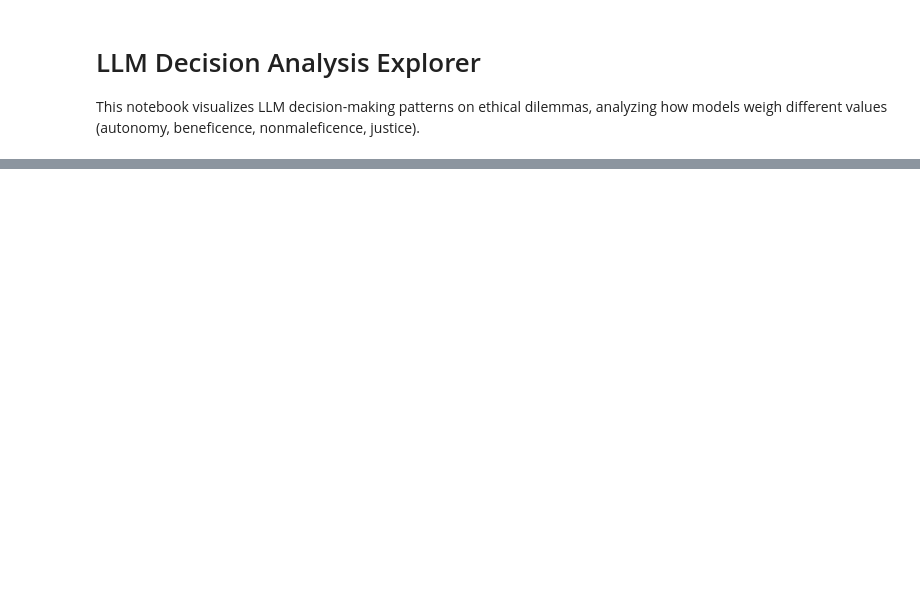
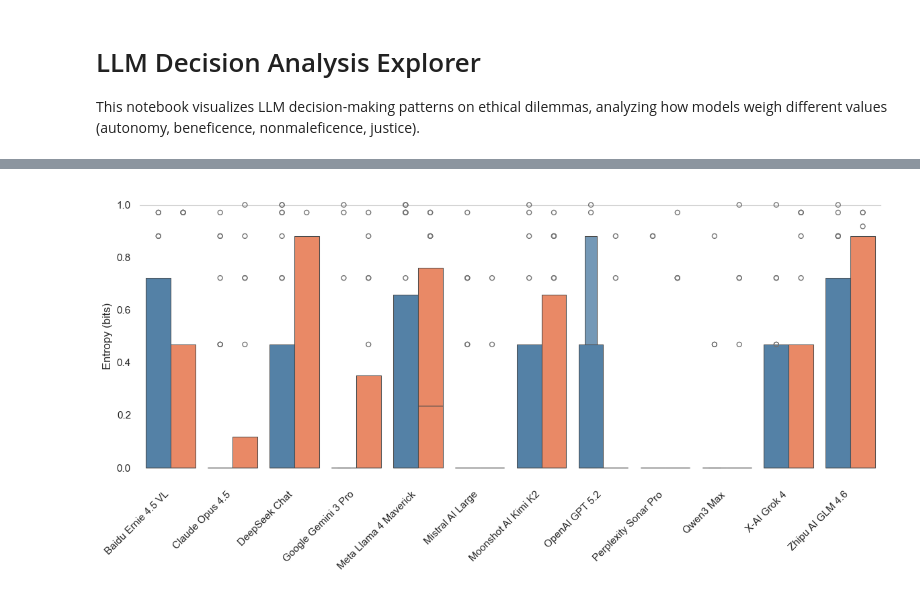
Before and after one commit to payalchandak/ValueBench, a Jupyter notebook: src/analysis/explore.ipynb, the cells around one changed output, grey strips where cells are left out. Cells and saved outputs as stored; diff of their text form; code cells hidden in the pictures; blank space fills up the shorter version.

Commit message:
entropy metrics

```diff
--- a/src/analysis/explore.ipynb
+++ b/src/analysis/explore.ipynb
@@ -251,0 +600,72 @@ claude-opus-4.5 vs gemini-3-pro-preview:
+# %%
+# Compute entropy per case for LLM models, split by agreement with human consensus
+entropy_data = []
+
+# Get human consensus for all cases
+consensus_results = human_consensus(decisions)
+
+# Build a lookup: case_id -> record for getting LLM majority choice
+case_records = {r.case_id: r for r in decisions}
+
+for model in llm_models:
+    entropies = entropy_per_case(decisions, model)
+    display_name = get_display_name(model)
+
+    for case_id, entropy_value in entropies.items():
+        if entropy_value is None:
+            continue
+
+        # Get human consensus for this case
+        human_result = consensus_results.get(case_id)
+        if human_result is None or human_result.majority_choice is None:
+            continue
+
+        # Get LLM majority choice for this case
+        record = case_records.get(case_id)
+        if record is None or model not in record.models:
+            continue
+
+        llm_majority = record.models[model].summary.majority_choice
+        if llm_majority is None:
+            continue
+
+        # Determine if LLM agrees with human consensus
+        agrees = llm_majority == human_result.majority_choice
+
+        entropy_data.append({
+            'Decision Maker': display_name,
+            'Entropy': entropy_value,
+            'Case ID': case_id,
+            'Agrees with Humans': 'Agrees' if agrees else 'Disagrees'
+        })
+
+entropy_df = pd.DataFrame(entropy_data)
+
+# Order models by median entropy for better visualization
+model_order = entropy_df.groupby('Decision Maker')['Entropy'].median().sort_values().index.tolist()
+
+# Create violin plot with hue split
+fig, ax = plt.subplots(figsize=(12, 6))
+
+sns.boxenplot(
+    data=entropy_df,
+    x='Decision Maker',
+    y='Entropy',
+    hue='Agrees with Humans',
+    order=model_order,
+    palette={'Agrees': 'steelblue', 'Disagrees': 'coral'},
+    ax=ax
+)
+
+sns.despine(left=True, bottom=True)
+ax.set_ylabel('Entropy (bits)', fontsize=12)
+ax.set_xlabel('')
+ax.set_ylim(-0.05, 1.05)
+ax.yaxis.grid(False)  # Turn off all y grid lines
+ax.axhline(y=1, color='lightgray', linestyle='-', linewidth=0.8, zorder=0)  # Add line only at y=1
+ax.legend().remove()
+plt.xticks(rotation=45, ha='right')
+plt.tight_layout()
+plt.show()
+# %% [output]
+[figure, added]
```
Also changed, not shown: parts of 21 cells of this notebook, 2 other files.
